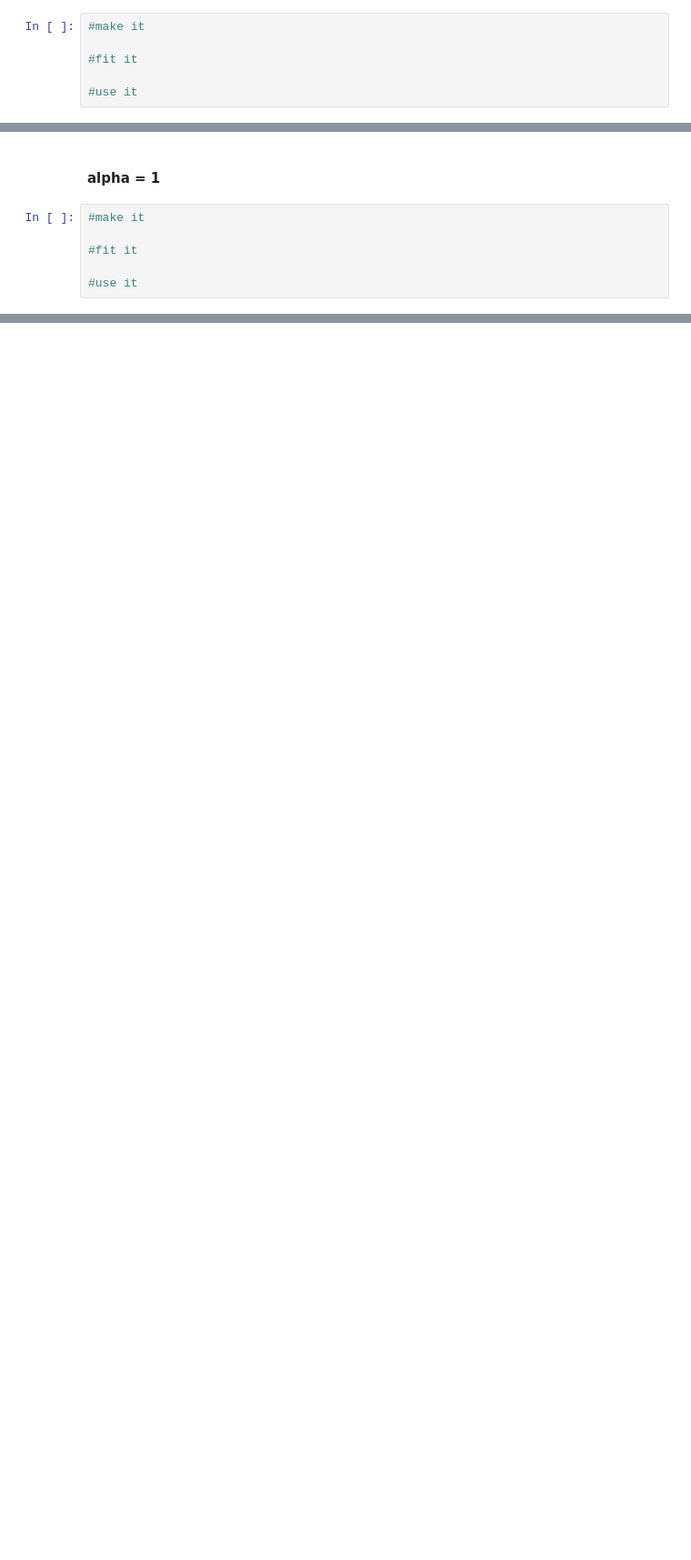
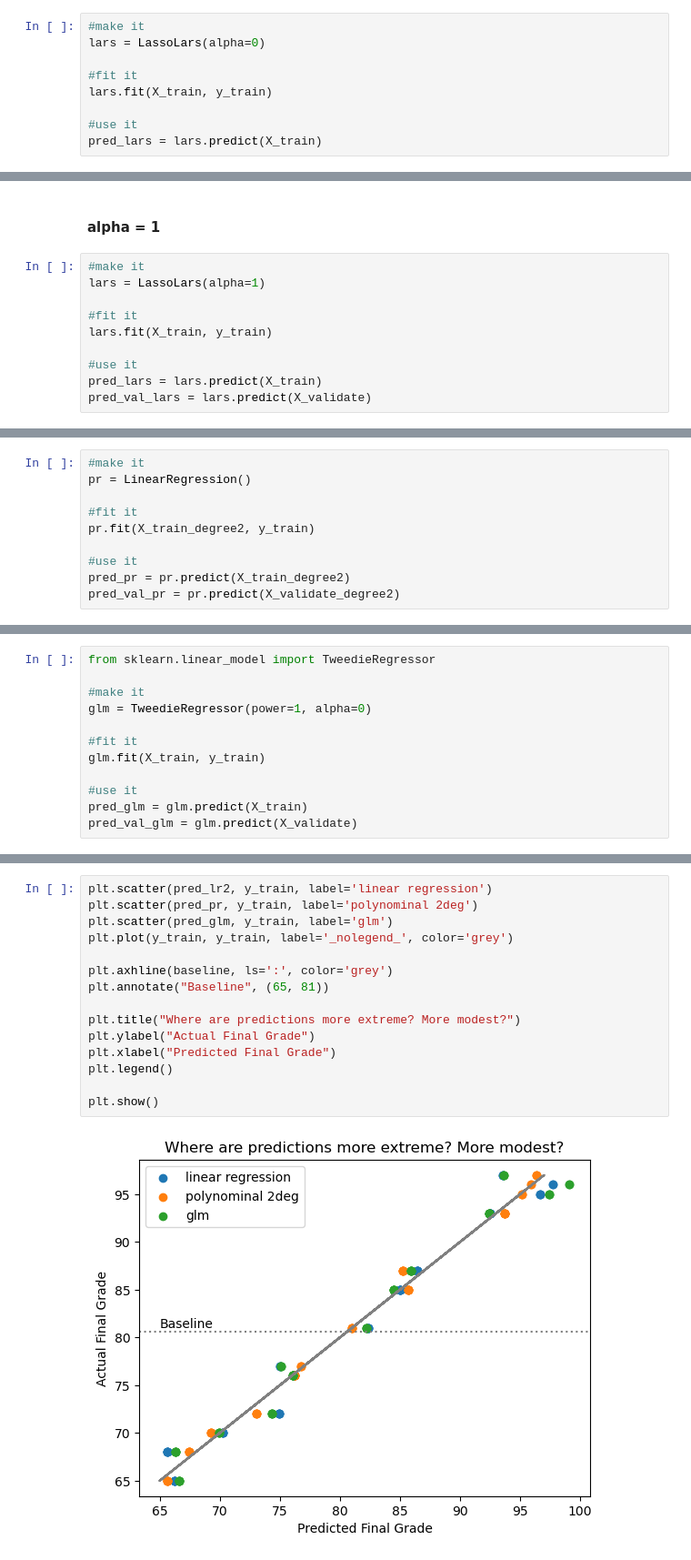
Before and after one commit to CodeupClassroom/pagel-regression, a Jupyter notebook: modeling_lesson.ipynb, the cells around one changed output, grey strips where cells are left out. Shown: that part at 91% size. Drawn from its saved outputs; the diff is of its cells as text; blank space fills up the shorter version.

Commit message:
complete modeling lesson

```diff
--- a/modeling_lesson.ipynb
+++ b/modeling_lesson.ipynb
@@ -214,7 +370,10 @@ LARS = Least Angle Regression
 #### alpha = 0, identical to OLS
 # %%
 #make it
+lars = LassoLars(alpha=0)
 
 #fit it
+lars.fit(X_train, y_train)
 
 #use it
+pred_lars = lars.predict(X_train)
@@ -222,7 +392,11 @@ LARS = Least Angle Regression
 #### alpha = 1
 # %%
 #make it
+lars = LassoLars(alpha=1)
 
 #fit it
+lars.fit(X_train, y_train)
 
 #use it
+pred_lars = lars.predict(X_train)
+pred_val_lars = lars.predict(X_validate)
@@ -355,0 +459,10 @@ About power:
+# %%
+#make it
+pr = LinearRegression()
+
+#fit it
+pr.fit(X_train_degree2, y_train)
+
+#use it
+pred_pr = pr.predict(X_train_degree2)
+pred_val_pr = pr.predict(X_validate_degree2)
@@ -355,0 +505,12 @@ About power:
+# %%
+from sklearn.linear_model import TweedieRegressor
+
+#make it
+glm = TweedieRegressor(power=1, alpha=0)
+
+#fit it
+glm.fit(X_train, y_train)
+
+#use it
+pred_glm = glm.predict(X_train)
+pred_val_glm = glm.predict(X_validate)
@@ -355,0 +560,17 @@ About power:
+# %%
+plt.scatter(pred_lr2, y_train, label='linear regression')
+plt.scatter(pred_pr, y_train, label='polynominal 2deg')
+plt.scatter(pred_glm, y_train, label='glm')
+plt.plot(y_train, y_train, label='_nolegend_', color='grey')
+
+plt.axhline(baseline, ls=':', color='grey')
+plt.annotate("Baseline", (65, 81))
+
+plt.title("Where are predictions more extreme? More modest?")
+plt.ylabel("Actual Final Grade")
+plt.xlabel("Predicted Final Grade")
+plt.legend()
+
+plt.show()
+# %% [output]
+[figure, added]
```
Also changed, not shown: parts of 104 cells of this notebook.
